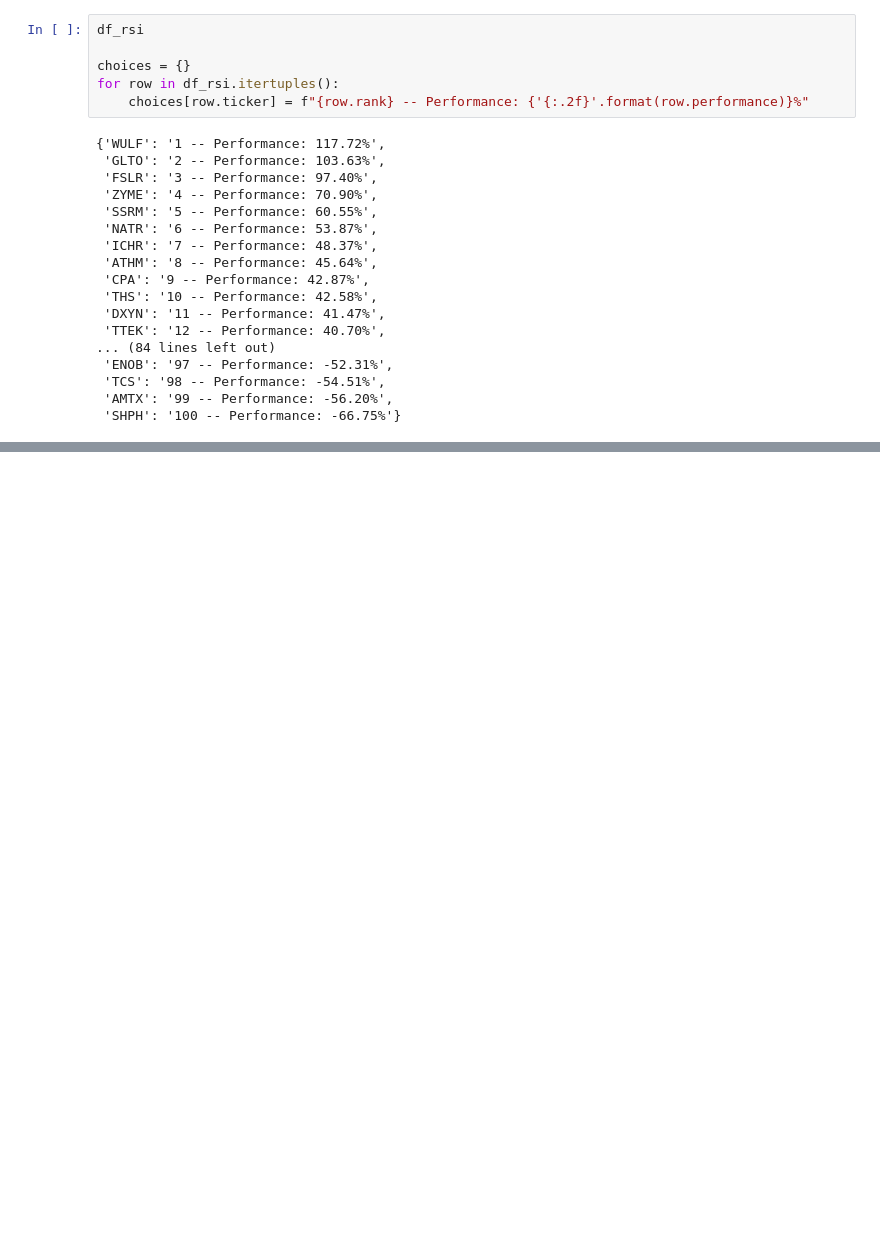
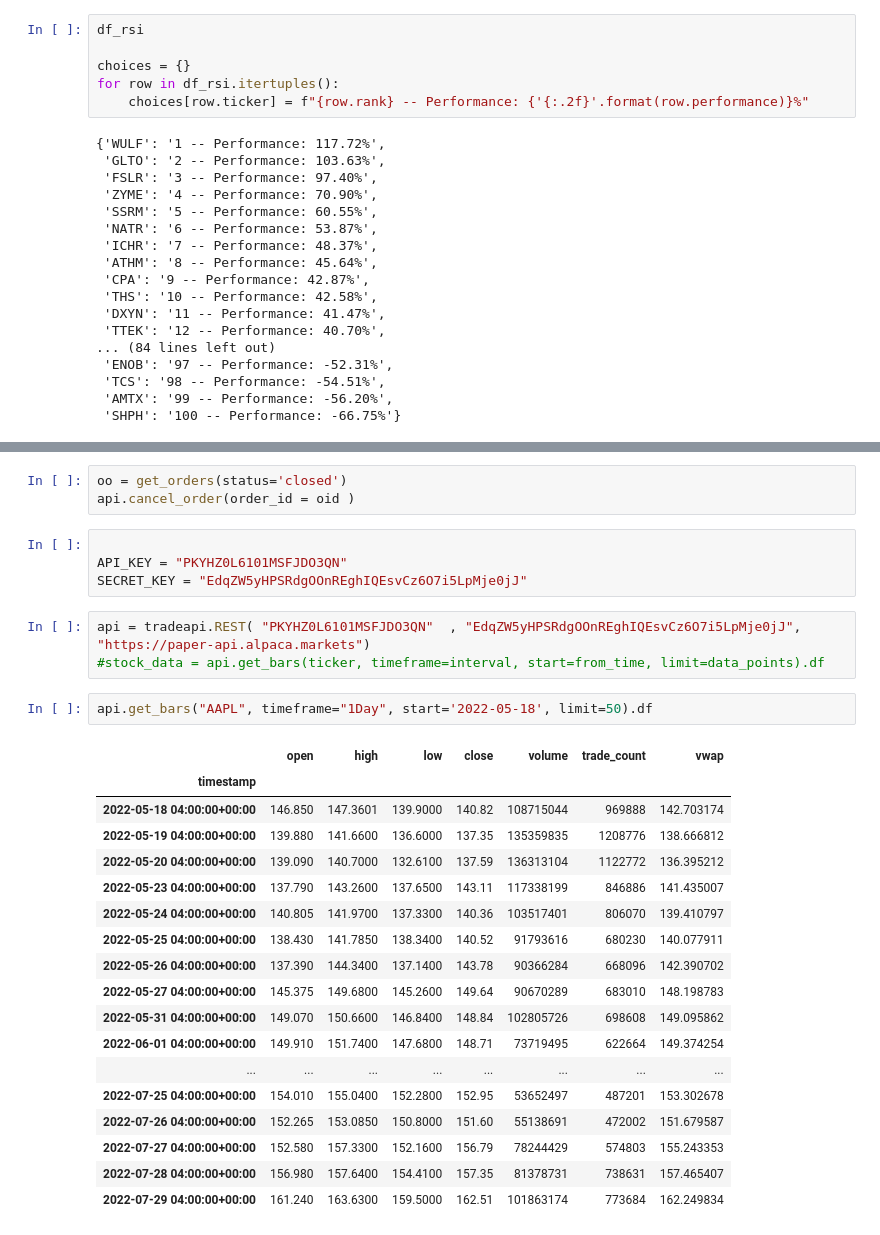
Before and after one commit to Red256/stockai, a Jupyter notebook: test.ipynb, the cells around one changed output, grey strips where cells are left out. Cells and saved outputs as stored; diff of their text form; blank space fills up the shorter version.

```diff
--- a/test.ipynb
+++ b/test.ipynb
@@ -35,0 +205,31 @@ for row in df_rsi.itertuples():
+# %%
+oo = get_orders(status='closed')
+api.cancel_order(order_id = oid )
+# %%
+
+API_KEY = "PKYHZ0L6101MSFJDO3QN"
+SECRET_KEY = "EdqZW5yHPSRdgOOnREghIQEsvCz6O7i5LpMje0jJ"
+# %%
+api = tradeapi.REST( "PKYHZ0L6101MSFJDO3QN"  , "EdqZW5yHPSRdgOOnREghIQEsvCz6O7i5LpMje0jJ",  "https://paper-api.alpaca.markets")
+#stock_data = api.get_bars(ticker, timeframe=interval, start=from_time, limit=data_points).df
+# %%
+api.get_bars("AAPL", timeframe="1Day", start='2022-05-18', limit=50).df
+# %% [output]
+|  | open | high | low | close | volume | trade_count | vwap |
+| timestamp |  |  |  |  |  |  |  |
+| 2022-05-18 04:00:00+00:00 | 146.850 | 147.3601 | 139.9000 | 140.82 | 108715044 | 969888 | 142.703174 |
+| 2022-05-19 04:00:00+00:00 | 139.880 | 141.6600 | 136.6000 | 137.35 | 135359835 | 1208776 | 138.666812 |
+| 2022-05-20 04:00:00+00:00 | 139.090 | 140.7000 | 132.6100 | 137.59 | 136313104 | 1122772 | 136.395212 |
+| 2022-05-23 04:00:00+00:00 | 137.790 | 143.2600 | 137.6500 | 143.11 | 117338199 | 846886 | 141.435007 |
+| 2022-05-24 04:00:00+00:00 | 140.805 | 141.9700 | 137.3300 | 140.36 | 103517401 | 806070 | 139.410797 |
+| 2022-05-25 04:00:00+00:00 | 138.430 | 141.7850 | 138.3400 | 140.52 | 91793616 | 680230 | 140.077911 |
+| 2022-05-26 04:00:00+00:00 | 137.390 | 144.3400 | 137.1400 | 143.78 | 90366284 | 668096 | 142.390702 |
+| 2022-05-27 04:00:00+00:00 | 145.375 | 149.6800 | 145.2600 | 149.64 | 90670289 | 683010 | 148.198783 |
+| 2022-05-31 04:00:00+00:00 | 149.070 | 150.6600 | 146.8400 | 148.84 | 102805726 | 698608 | 149.095862 |
+| 2022-06-01 04:00:00+00:00 | 149.910 | 151.7400 | 147.6800 | 148.71 | 73719495 | 622664 | 149.374254 |
+| ... | ... | ... | ... | ... | ... | ... | ... |
+| 2022-07-25 04:00:00+00:00 | 154.010 | 155.0400 | 152.2800 | 152.95 | 53652497 | 487201 | 153.302678 |
+| 2022-07-26 04:00:00+00:00 | 152.265 | 153.0850 | 150.8000 | 151.60 | 55138691 | 472002 | 151.679587 |
+| 2022-07-27 04:00:00+00:00 | 152.580 | 157.3300 | 152.1600 | 156.79 | 78244429 | 574803 | 155.243353 |
+| 2022-07-28 04:00:00+00:00 | 156.980 | 157.6400 | 154.4100 | 157.35 | 81378731 | 738631 | 157.465407 |
+| 2022-07-29 04:00:00+00:00 | 161.240 | 163.6300 | 159.5000 | 162.51 | 101863174 | 773684 | 162.249834 |
```
Also changed, not shown: parts of 47 cells of this notebook, 21 other files.
